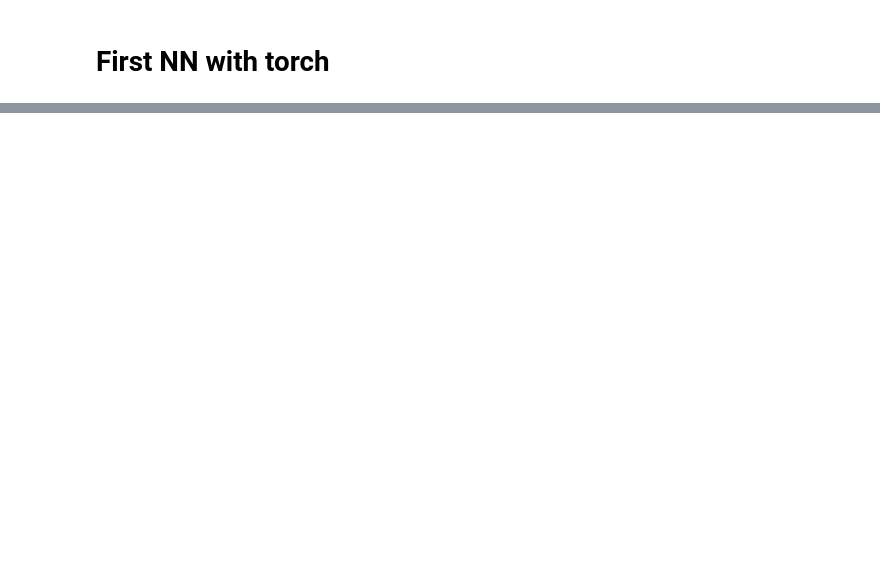
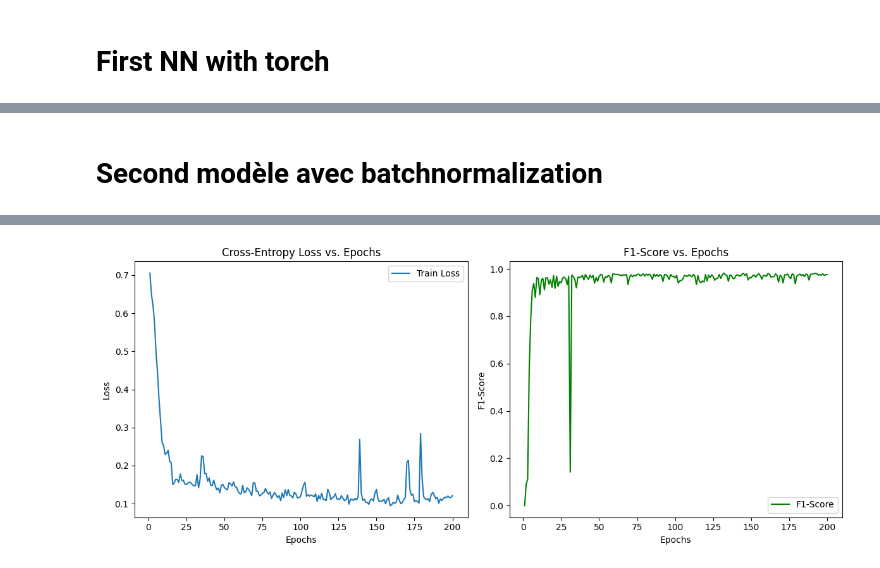
Before and after one commit to antoinerougier/AML, a Jupyter notebook: src/notebook/NN.ipynb, the cells around one changed output, grey strips where cells are left out. Drawn from its saved outputs; the diff is of its cells as text; code cells hidden in the pictures; blank space fills up the shorter version.

```diff
--- a/src/notebook/NN.ipynb
+++ b/src/notebook/NN.ipynb
@@ -154,0 +155,74 @@ Correct Predictions : 616/634
+# %% [markdown]
+# Second modèle avec batchnormalization
+# %%
+class SimpleNNWithBatchNorm(nn.Module):
+    def __init__(self, input_size):
+        super(SimpleNNWithBatchNorm, self).__init__()
+        self.fc = nn.Sequential(
+            nn.Linear(input_size, 16),
+            nn.BatchNorm1d(16),
+            nn.ReLU(),
+            nn.Linear(16, 8),
+            nn.BatchNorm1d(8),
+            nn.ReLU(),
+            nn.Linear(8, 1),
+            nn.Sigmoid()
+        )
+
+    def forward(self, x):
+        return self.fc(x)
+# %%
+input_size = X_train.shape[1]
+model = SimpleNNWithBatchNorm(input_size)
+
+criterion = nn.BCELoss()
+optimizer = torch.optim.Adam(model.parameters(), lr=0.001)
+
+train_losses = []
+f1_scores = []
+
+epochs = 200
+for epoch in range(epochs):
+    model.train()
+    epoch_loss = 0
+    for batch_X, batch_y in train_loader:
+        outputs = model(batch_X)
+        loss = criterion(outputs, batch_y)
+
+        optimizer.zero_grad()
+        loss.backward()
+        optimizer.step()
+
+        epoch_loss += loss.item()
+
+    avg_train_loss = epoch_loss / len(train_loader)
+    train_losses.append(avg_train_loss)
+
+    model.eval()
+    with torch.no_grad():
+        y_test_pred = model(X_test)
+        y_test_pred_class = (y_test_pred >= 0.5).float()
+        f1 = f1_score(y_test.numpy(), y_test_pred_class.numpy())
+        f1_scores.append(f1)
+
+    if (epoch + 1) % 10 == 0:
+        print(f"Epoch {epoch+1}/{epochs}, Train Loss: {avg_train_loss:.4f}, F1-Score: {f1:.4f}")
+
+plt.figure(figsize=(12, 5))
+plt.subplot(1, 2, 1)
+plt.plot(range(1, epochs + 1), train_losses, label='Train Loss')
+plt.xlabel('Epochs')
+plt.ylabel('Loss')
+plt.title('Cross-Entropy Loss vs. Epochs')
+plt.legend()
+
+plt.subplot(1, 2, 2)
+plt.plot(range(1, epochs + 1), f1_scores, label='F1-Score', color='green')
+plt.xlabel('Epochs')
+plt.ylabel('F1-Score')
+plt.title('F1-Score vs. Epochs')
+plt.legend()
+
+plt.tight_layout()
+plt.show()
+# %% [output]
@@ -154,0 +249 @@ Correct Predictions : 616/634
+[figure, added]
```
Also changed, not shown: parts of 4 cells of this notebook, 1 other file.
